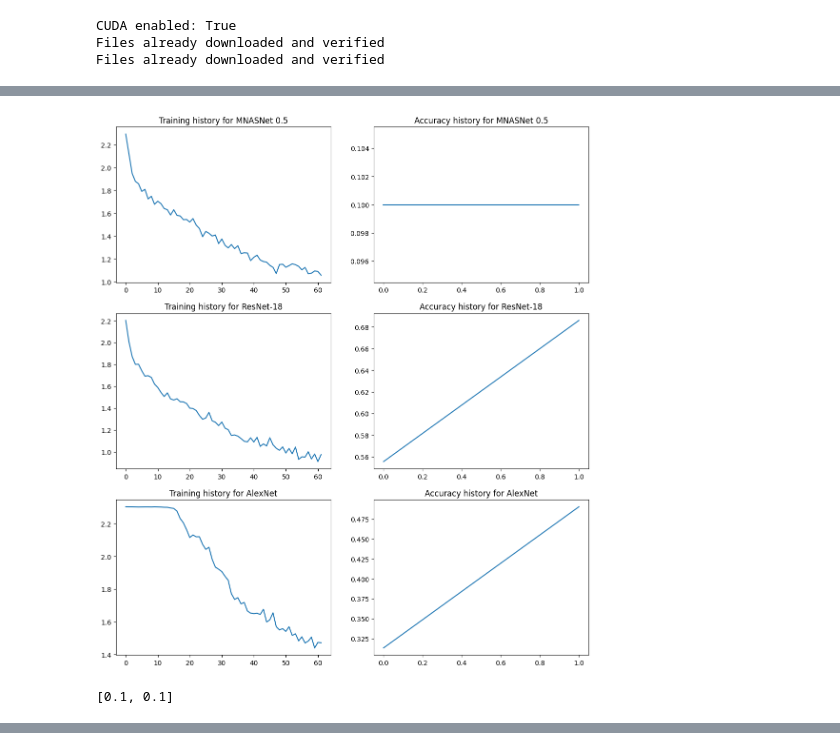
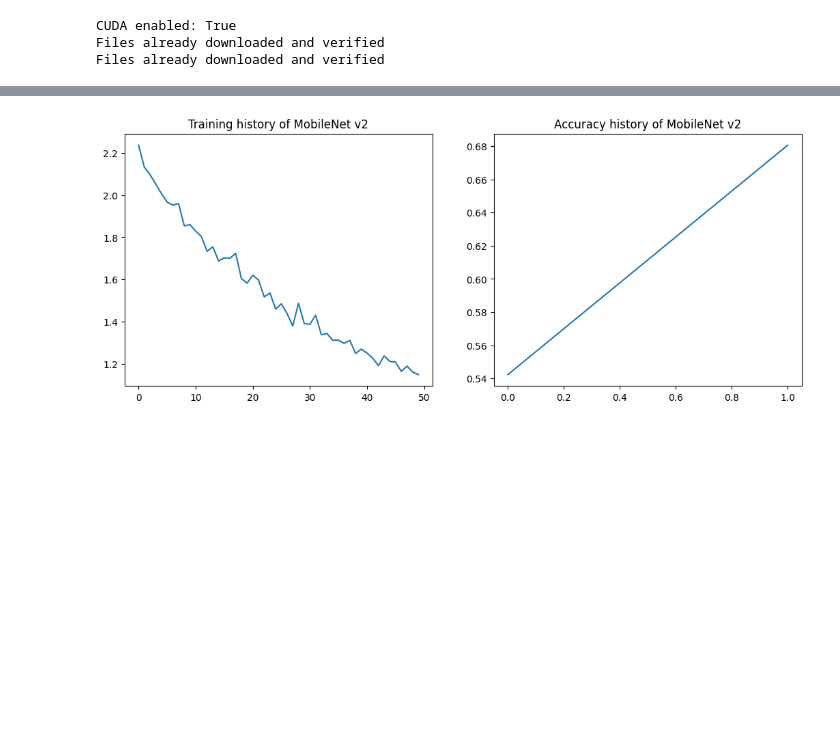
Before and after one commit to mihawb/dnn-lang-comparison, a Jupyter notebook: python/torch_predefined_models_test.ipynb, the cells around one changed output, grey strips where cells are left out. Drawn from its saved outputs; the diff is of its cells as text; code cells hidden in the pictures; blank space fills up the shorter version.

```diff
--- a/python/torch_predefined_models_test.ipynb
+++ b/python/torch_predefined_models_test.ipynb
@@ -153,10 +172,0 @@ Train Epoch: 2 -> batch: 3099 [49584/50000 (99%)]       Loss: 1.055912
-# %%
-train_history_R = []
-acc_history_R = []
-
-print('RESNET18')
-for epoch in range(1, epochs + 1):
-	train_history_R.extend( fit(model_R, device, train_dl, loss_func, epoch, optimizer=optimizer_R, silent=False) )
-	acc_history_R.append( test(model_R, device, test_dl, loss_func, silent=True) )
-
-del model_R
@@ -181,10 +172,0 @@ Train Epoch: 2 -> batch: 3099 [49584/50000 (99%)]       Loss: 0.975111
-# %%
-train_history_A = []
-acc_history_A = []
-
-print('ALEXNET')
-for epoch in range(1, epochs + 1):
-	train_history_A.extend( fit(model_A, device, train_dl, loss_func, epoch, optimizer=optimizer_A, silent=False) )
-	acc_history_A.append( test(model_A, device, test_dl, loss_func, silent=True) )
-
-del model_A
@@ -209,27 +173,26 @@ Train Epoch: 2 -> batch: 3099 [49584/50000 (99%)]       Loss: 1.472339
-# %%
-fig, axes = plt.subplots(3, 2)
-fig.set_size_inches(12.8, 14.4)
-ax_train_M, ax_test_M, ax_train_R, ax_test_R, ax_train_A, ax_test_A = axes.flatten()
-
-ax_train_M.plot(train_history_M)
-ax_train_M.set_title('Training history for MNASNet 0.5')
-
-ax_test_M.plot(acc_history_M)
-ax_test_M.set_title('Accuracy history for MNASNet 0.5')
-
-ax_train_R.plot(train_history_R)
-ax_train_R.set_title('Training history for ResNet-18')
-
-ax_test_R.plot(acc_history_R)
-ax_test_R.set_title('Accuracy history for ResNet-18')
-
-ax_train_A.plot(train_history_A)
-ax_train_A.set_title('Training history for AlexNet')
-
-ax_test_A.plot(acc_history_A)
-ax_test_A.set_title('Accuracy history for AlexNet')
-
-plt.show(fig)
-# %% [output]
-[figure, removed]
-[0.1, 0.1]
+# %%
+model = mobilenet_v2()
+model.classifier[1] = nn.Linear(in_features=1280, out_features=num_classes, bias=True)
+model = model.to(device)
+
+opt = optim.SGD(model.parameters(), lr=lr, momentum=momentum)
+
+train_history = []
+acc_history = []
+
+print('MobileNet v2 - 2019')
+for epoch in range(1, epochs + 1):
+	train_history.extend( fit(model, device, train_dl, loss_func, epoch, optimizer=opt, log_interval=log_interval, silent=False) )
+	acc_history.append( test(model, device, test_dl, loss_func, silent=True) )
+
+fig, (ax1, ax2) = plt.subplots(1, 2)
+fig.set_size_inches(12.8, 4.8)
+
+ax1.plot(train_history)
+ax1.set_title('Training history of MobileNet v2')
+
+ax2.plot(acc_history)
+ax2.set_title('Accuracy history of MobileNet v2')
+
+del model, opt, train_history, acc_history
+# %% [output]
@@ -235,0 +216 @@ plt.show(fig)
+[figure, added]
```
Also changed, not shown: parts of 14 cells of this notebook, 1 other file.
